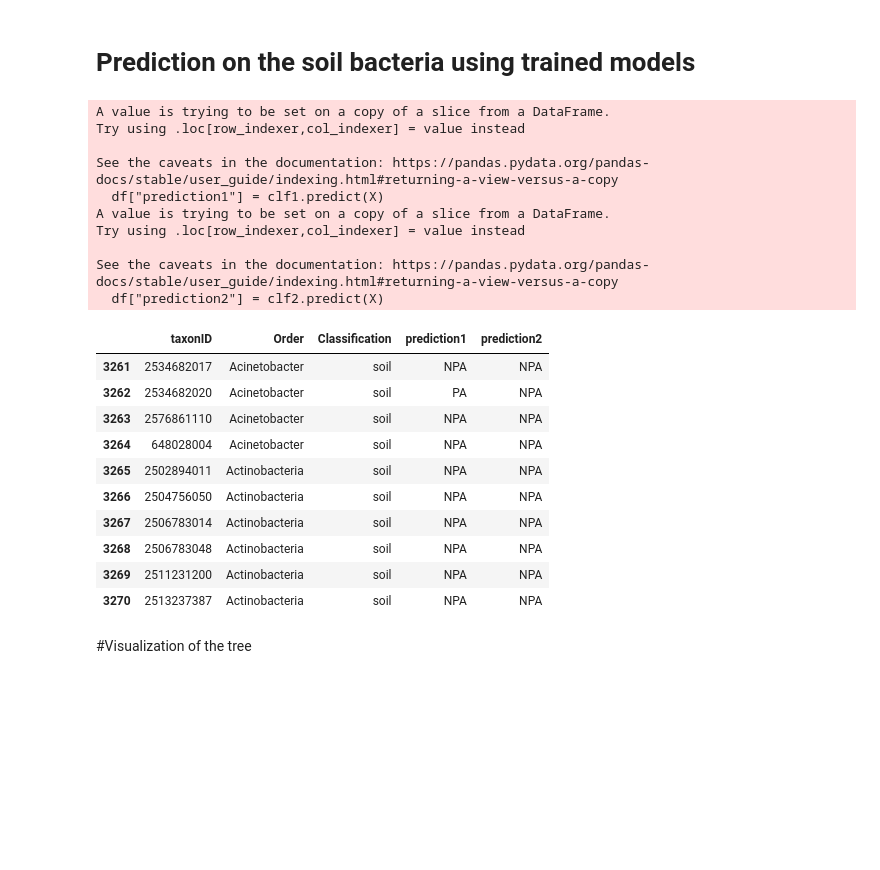
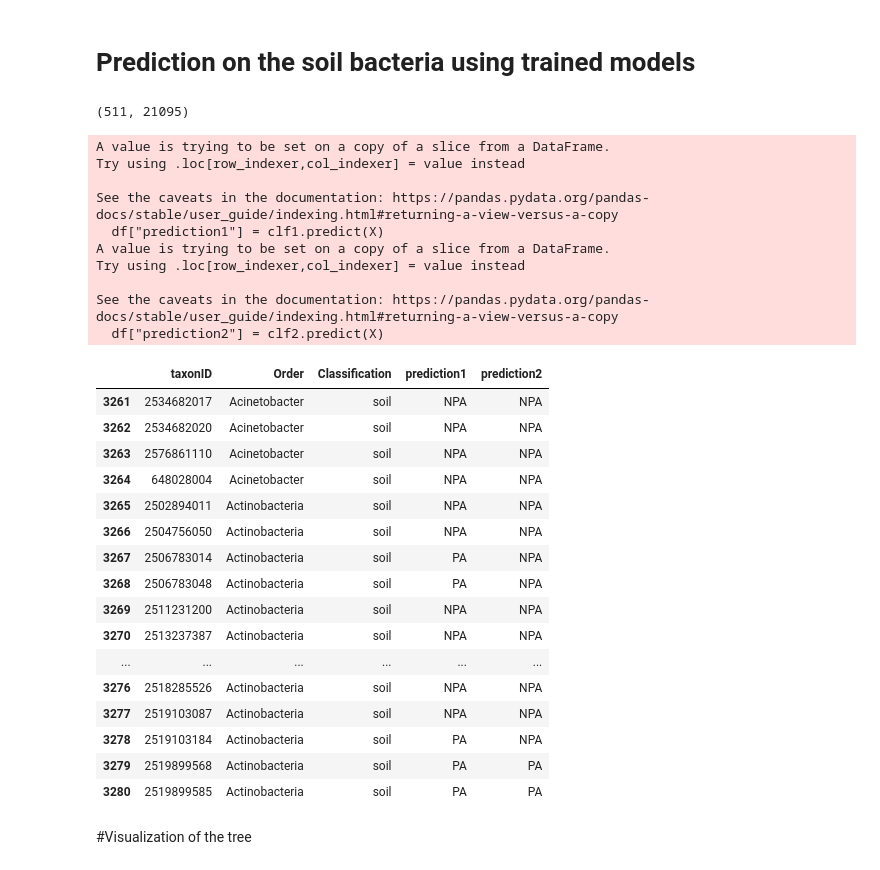
Before and after one commit to ajlukasiewicz/Team_9_MacLearn, a Jupyter notebook: decisionTree_randomForest.ipynb, the cells around one changed output. Drawn from its saved outputs; the diff is of its cells as text; code cells hidden in the pictures; blank space fills up the shorter version.

```diff
--- a/decisionTree_randomForest.ipynb
+++ b/decisionTree_randomForest.ipynb
@@ -153,0 +177,7 @@ X_train, X_test, y_train, y_test = train_test_split(X, y, test_size=0.33, random
+# %%
+X = pd.concat([PA_X, NPA_X])
+y = pd.concat([PA_y, NPA_y])
+X_train = pd.concat([PA_X_train, NPA_X_train])
+X_test = pd.concat([PA_X_test, NPA_X_test])
+y_train = pd.concat([PA_y_train, NPA_y_train])
+y_test = pd.concat([PA_y_test, NPA_y_test])
@@ -180,8 +218,7 @@ print(len(selected_features), len(selected_features_2))
-# %%
-X = df[selected_features_2]
-y = df[dependent_var]
-
-X_train, X_test, y_train, y_test = train_test_split(X, y, test_size=0.33, random_state=42)
+# %%
+X = X[selected_features_2]
+X_train = X_train[selected_features_2]
+X_test = X_test[selected_features_2]
 # %% [markdown]
 # Traning and testing the decision tree model
 # %%
@@ -261,5 +298,5 @@ plt.show()
 # %%
-clf2 = RandomForestClassifier(max_depth=12, random_state=42)
+clf2 = RandomForestClassifier(max_depth=10, random_state=42)
 clf2.fit(X_train, y_train.values.ravel())
 y_pred2 = clf2.predict(X_test)
 print(metrics.accuracy_score(y_test, y_pred2))
@@ -291,32 +328,40 @@ dtype: float64
 # Prediction on the soil bacteria using trained models
 # %%
 df = total[total["Classification"] == "soil"]
+print(df.shape)
 X = df[selected_features_2]
 df["prediction1"] = clf1.predict(X)
 df["prediction2"] = clf2.predict(X)
-df[["taxonID", "Order", "Classification", "prediction1", "prediction2"]].head(10)
+df[["taxonID", "Order", "Classification", "prediction1", "prediction2"]].head(20)
 # %% [output]
-A value is trying to be set on a copy of a slice from a DataFrame.
-Try using .loc[row_indexer,col_indexer] = value instead
-
-See the caveats in the documentation: https://pandas.pydata.org/pandas-docs/stable/user_guide/indexing.html#returning-a-view-versus-a-copy
-  df["prediction1"] = clf1.predict(X)
-A value is trying to be set on a copy of a slice from a DataFrame.
-Try using .loc[row_indexer,col_indexer] = value instead
-
-See the caveats in the documentation: https://pandas.pydata.org/pandas-docs/stable/user_guide/indexing.html#returning-a-view-versus-a-copy
-  df["prediction2"] = clf2.predict(X)
+(511, 21095)
+A value is trying to be set on a copy of a slice from a DataFrame.
+Try using .loc[row_indexer,col_indexer] = value instead
+
+See the caveats in the documentation: https://pandas.pydata.org/pandas-docs/stable/user_guide/indexing.html#returning-a-view-versus-a-copy
+  df["prediction1"] = clf1.predict(X)
+A value is trying to be set on a copy of a slice from a DataFrame.
+Try using .loc[row_indexer,col_indexer] = value instead
+
+See the caveats in the documentation: https://pandas.pydata.org/pandas-docs/stable/user_guide/indexing.html#returning-a-view-versus-a-copy
+  df["prediction2"] = clf2.predict(X)
 |  | taxonID | Order | Classification | prediction1 | prediction2 |
 | 3261 | 2534682017 | Acinetobacter | soil | NPA | NPA |
-| 3262 | 2534682020 | Acinetobacter | soil | PA | NPA |
+| 3262 | 2534682020 | Acinetobacter | soil | NPA | NPA |
 | 3263 | 2576861110 | Acinetobacter | soil | NPA | NPA |
 | 3264 | 648028004 | Acinetobacter | soil | NPA | NPA |
 | 3265 | 2502894011 | Actinobacteria | soil | NPA | NPA |
 | 3266 | 2504756050 | Actinobacteria | soil | NPA | NPA |
-| 3267 | 2506783014 | Actinobacteria | soil | NPA | NPA |
-| 3268 | 2506783048 | Actinobacteria | soil | NPA | NPA |
+| 3267 | 2506783014 | Actinobacteria | soil | PA | NPA |
+| 3268 | 2506783048 | Actinobacteria | soil | PA | NPA |
 | 3269 | 2511231200 | Actinobacteria | soil | NPA | NPA |
 | 3270 | 2513237387 | Actinobacteria | soil | NPA | NPA |
+| ... | ... | ... | ... | ... | ... |
+| 3276 | 2518285526 | Actinobacteria | soil | NPA | NPA |
+| 3277 | 2519103087 | Actinobacteria | soil | NPA | NPA |
+| 3278 | 2519103184 | Actinobacteria | soil | PA | NPA |
+| 3279 | 2519899568 | Actinobacteria | soil | PA | PA |
+| 3280 | 2519899585 | Actinobacteria | soil | PA | PA |
 # %% [markdown]
 #Visualization of the tree
 # %%
```
Also changed, not shown: parts of 17 cells of this notebook.
